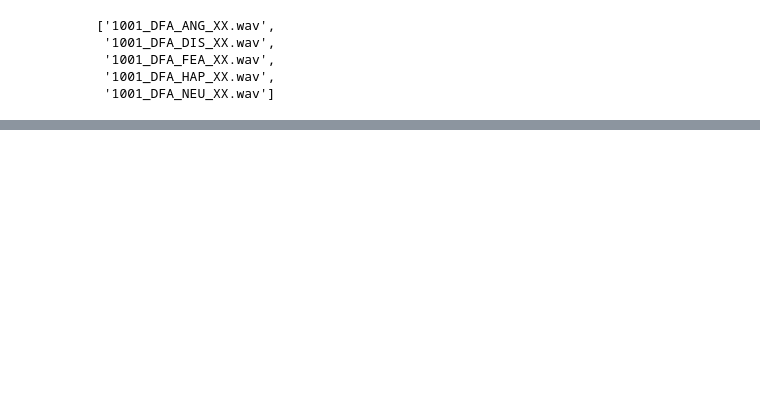
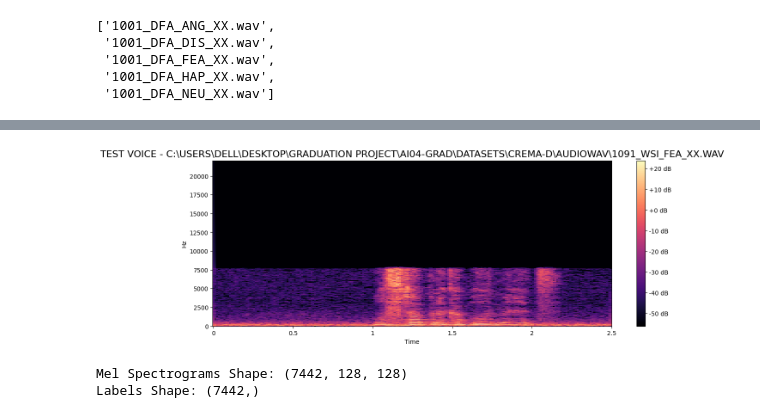
Before and after one commit to faridramyy/AI04-Grad, a Jupyter notebook: speechEmtionRecognitionusingCNN.ipynb, the cells around one changed output, grey strips where cells are left out. Drawn from its saved outputs; the diff is of its cells as text; code cells hidden in the pictures; blank space fills up the shorter version.

```diff
--- a/speechEmtionRecognitionusingCNN.ipynb
+++ b/speechEmtionRecognitionusingCNN.ipynb
@@ -51,0 +108,2 @@ NameError: name 'CREMA' is not defined
+# %%
+n_files = CREMA_df.shape[0]
@@ -51,0 +188,10 @@ NameError: name 'CREMA' is not defined
+# %%
+X = librosa.stft(data)
+Xdb = librosa.amplitude_to_db(abs(X))
+plt.figure(figsize=(15, 5))
+librosa.display.specshow(Xdb, sr=sampling_rate, x_axis='time', y_axis='hz')
+plt.colorbar(format="%+2.0f dB")
+plt.title(title_txt.upper(), size=16)
+plt.show()
+# %% [output]
+[figure, added]
@@ -51,0 +212,54 @@ NameError: name 'CREMA' is not defined
+# %%
+import numpy as np
+import concurrent.futures
+import librosa
+
+def extract_mel_spectrogram(file_path, sr=44100, n_mels=128, max_length=128):
+    """Extract Mel spectrogram from an audio file and ensure uniform shape."""
+    # Load the audio file
+    data, _ = librosa.load(file_path, sr=sr)
+
+    # Extract Mel spectrogram
+    mel_spectrogram = librosa.feature.melspectrogram(y=data, sr=sr, n_mels=n_mels)
+    mel_spectrogram_db = librosa.amplitude_to_db(mel_spectrogram, ref=np.max)
+
+    # Pad or truncate the spectrogram to ensure it has a uniform shape
+    if mel_spectrogram_db.shape[1] < max_length:
+        # Pad with zeros if spectrogram is shorter than max_length
+        pad_width = max_length - mel_spectrogram_db.shape[1]
+        mel_spectrogram_db = np.pad(mel_spectrogram_db, ((0, 0), (0, pad_width)), mode='constant')
+    elif mel_spectrogram_db.shape[1] > max_length:
+        # Truncate if spectrogram is longer than max_length
+        mel_spectrogram_db = mel_spectrogram_db[:, :max_length]
+
+    return mel_spectrogram_db
+
+def extract_mel_spectrogram_parallel(file_info):
+    file_path, emotion = file_info
+    mel_spec = extract_mel_spectrogram(file_path)
+    return mel_spec, emotion
+
+# Create a list of tuples (file_path, emotion)
+file_info_list = list(zip(CREMA_df['path'], CREMA_df['emotion']))
+
+# Process audio files in parallel
+mel_spectrograms = []
+labels = []
+
+with concurrent.futures.ThreadPoolExecutor() as executor:
+    results = list(executor.map(extract_mel_spectrogram_parallel, file_info_list))
+
+for mel_spec, emotion in results:
+    mel_spectrograms.append(mel_spec)
+    labels.append(emotion)
+
+# Convert lists to NumPy arrays for model training
+mel_spectrograms = np.array(mel_spectrograms)
+labels = np.array(labels)
+
+# Check the shapes of the spectrograms and labels
+print("Mel Spectrograms Shape:", mel_spectrograms.shape)
+print("Labels Shape:", labels.shape)
+# %% [output]
+Mel Spectrograms Shape: (7442, 128, 128)
+Labels Shape: (7442,)
```
Also changed, not shown: parts of 16 cells of this notebook, 3 other files.
